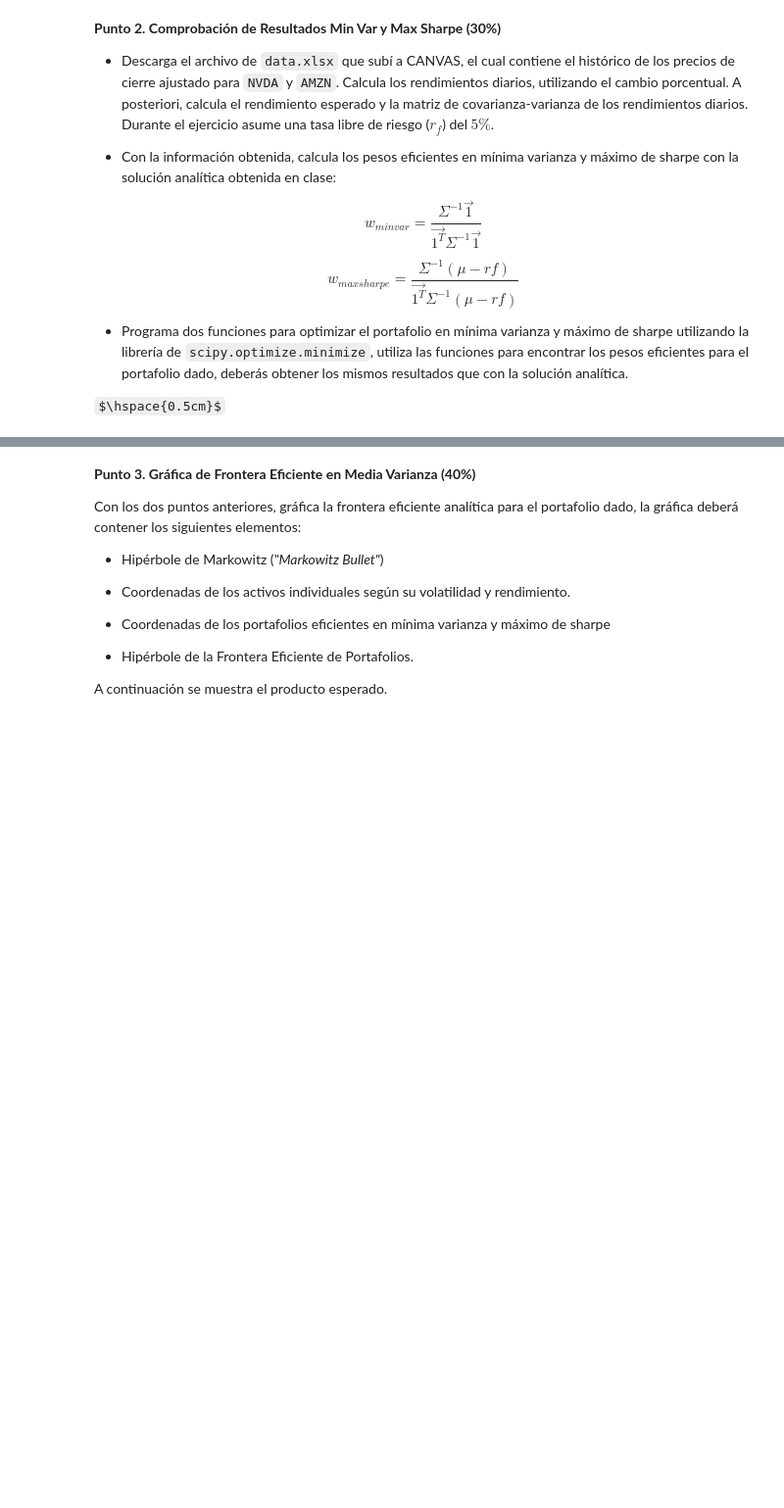
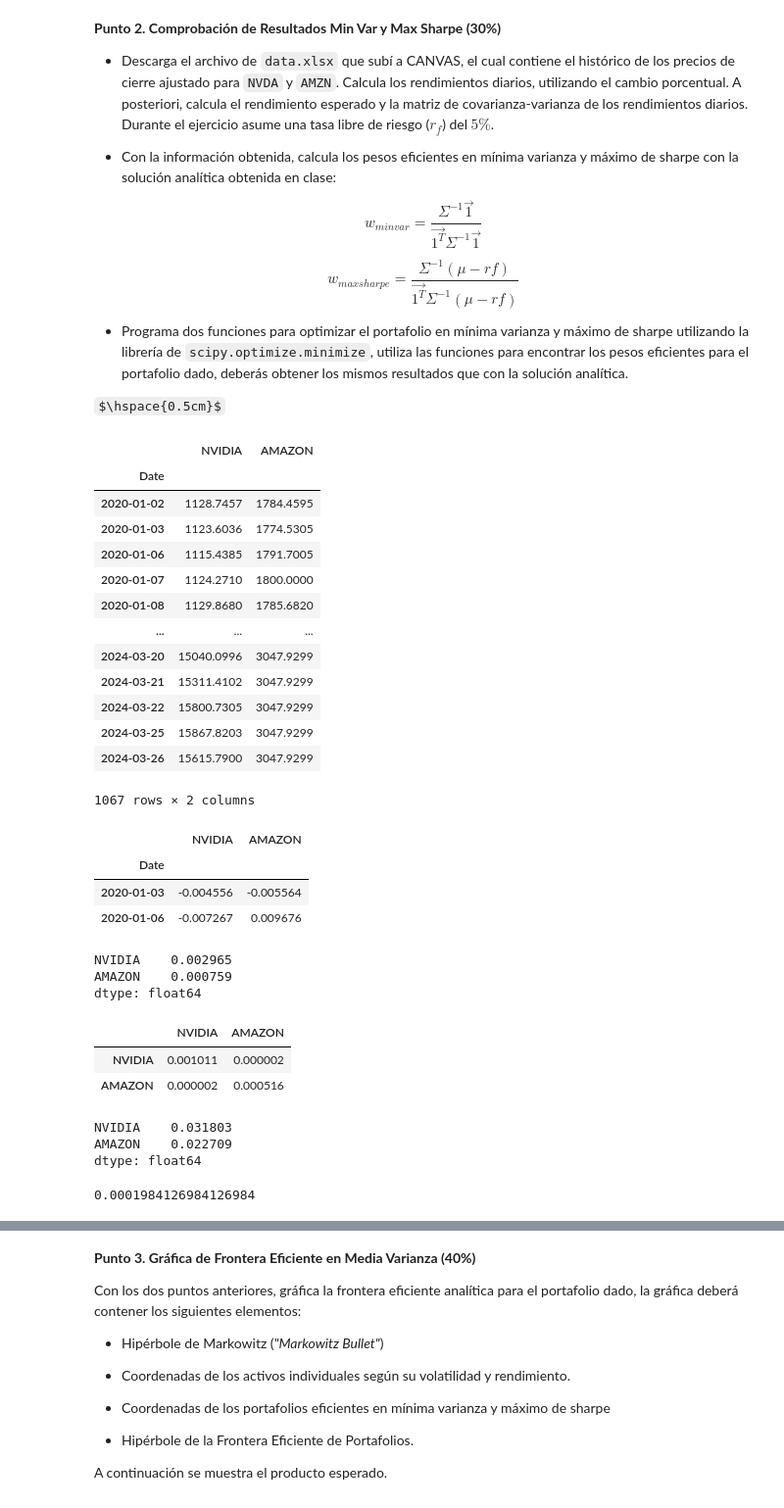
Before and after one commit to Mafergomezf/PORTAFOLIOS-DE-INVERSION, a Jupyter notebook: Modulo-2/Act_Opt_Port_Analytical.ipynb, the cells around one changed output, grey strips where cells are left out. Shown at 98% size. Saved outputs shown, nothing was run; the diff lists cells and outputs as text; code cells hidden in the pictures; some formulas as TeX source; blank space fills up the shorter version.

```diff
--- a/Modulo-2/Act_Opt_Port_Analytical.ipynb
+++ b/Modulo-2/Act_Opt_Port_Analytical.ipynb
@@ -312,0 +319,58 @@ $\hspace{0.5cm}$
+# %%
+# Obtener precios
+prices=pd.read_excel('data.xlsx')
+prices=prices.set_index(['Date'])
+prices
+# %% [output]
+|  | NVIDIA | AMAZON |
+| Date |  |  |
+| 2020-01-02 | 1128.7457 | 1784.4595 |
+| 2020-01-03 | 1123.6036 | 1774.5305 |
+| 2020-01-06 | 1115.4385 | 1791.7005 |
+| 2020-01-07 | 1124.2710 | 1800.0000 |
+| 2020-01-08 | 1129.8680 | 1785.6820 |
+| ... | ... | ... |
+| 2024-03-20 | 15040.0996 | 3047.9299 |
+| 2024-03-21 | 15311.4102 | 3047.9299 |
+| 2024-03-22 | 15800.7305 | 3047.9299 |
+| 2024-03-25 | 15867.8203 | 3047.9299 |
+| 2024-03-26 | 15615.7900 | 3047.9299 |
+1067 rows × 2 columns
+# %%
+# Obtener rendimiento
+daily_rets = prices.pct_change().dropna()
+daily_rets.head(2)
+# %% [output]
+|  | NVIDIA | AMAZON |
+| Date |  |  |
+| 2020-01-03 | -0.004556 | -0.005564 |
+| 2020-01-06 | -0.007267 | 0.009676 |
+# %%
+# Obtener rendimiento promedio
+mean = daily_rets.mean()
+mean
+# %% [output]
+NVIDIA    0.002965
+AMAZON    0.000759
+dtype: float64
+# %%
+# Obtener matriz de covariânza varianza
+cov = daily_rets.cov()
+cov
+# %% [output]
+|  | NVIDIA | AMAZON |
+| NVIDIA | 0.001011 | 0.000002 |
+| AMAZON | 0.000002 | 0.000516 |
+# %%
+std = daily_rets.std()
+std
+# %% [output]
+NVIDIA    0.031803
+AMAZON    0.022709
+dtype: float64
+# %%
+# Tasa libre de riesgo
+rf=0.05/252
+rf
+# %% [output]
+0.0001984126984126984
```
Also changed, not shown: parts of 13 cells of this notebook.
